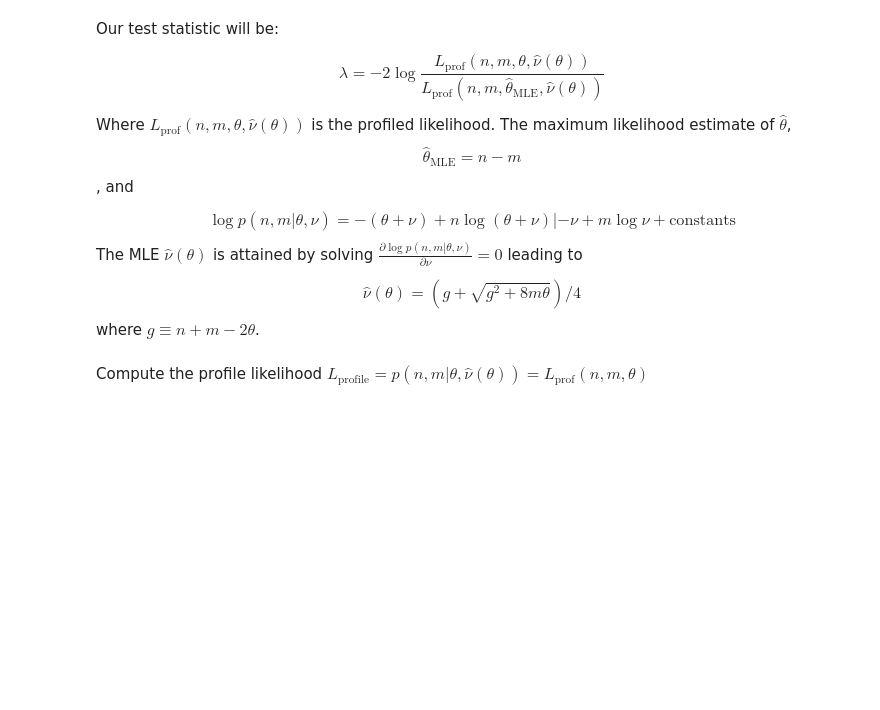
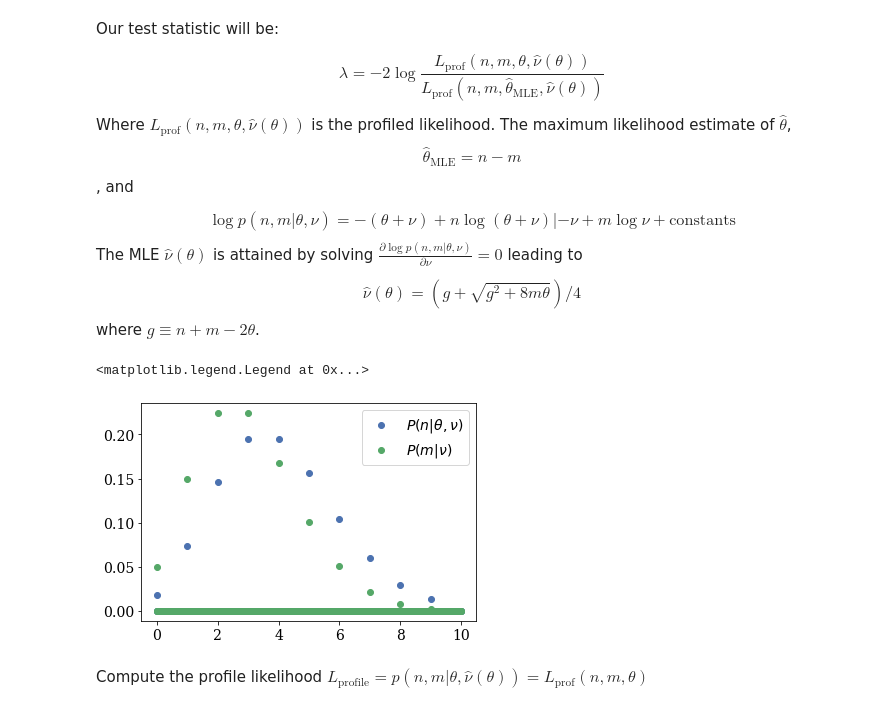
Before and after one commit to AliAlkadhim/LFI_HEP, a Jupyter notebook: GenerateData_and_Train_2_parameters_step_1.ipynb, the cells around one changed output. Cells and saved outputs as stored; diff of their text form; code cells hidden in the pictures; blank space fills up the shorter version.

```diff
--- a/GenerateData_and_Train_2_parameters_step_1.ipynb
+++ b/GenerateData_and_Train_2_parameters_step_1.ipynb
@@ -89,6 +89,18 @@ The MLE $\hat{\nu}(\theta)$ is attained by solving $\frac{\partial \log{p(n,m|\t
 
 $$\hat{\nu}(\theta)=\left(g+\sqrt{g^2 + 8 m \theta} \right)/4$$
 where $g \equiv n+m-2 \theta$.
+# %%
+n, m = np.arange(0, 10, 0.01), np.arange(0, 10, 0.01)
+theta, nu = 1, 3
+Ln = st.poisson.pmf(n, mu = theta+nu)
+Lm = st.poisson.pmf(m, mu = nu)
+
+plt.scatter(n , Ln, label=r'$P(n|\theta, \nu)$')
+plt.scatter(m, Lm, label=r'$P(m|\nu)$')
+plt.legend()
+# %% [output]
+<matplotlib.legend.Legend at 0x...>
+[figure, added]
 # %% [markdown]
 Compute the profile likelihood $L_{\text{profile}} = p(n,m|\theta, \hat{\nu}(\theta) )=L_{\text{prof}}(n,m,\theta )$
 # %%
```
Also changed, not shown: parts of 21 cells of this notebook, 18 other files.
